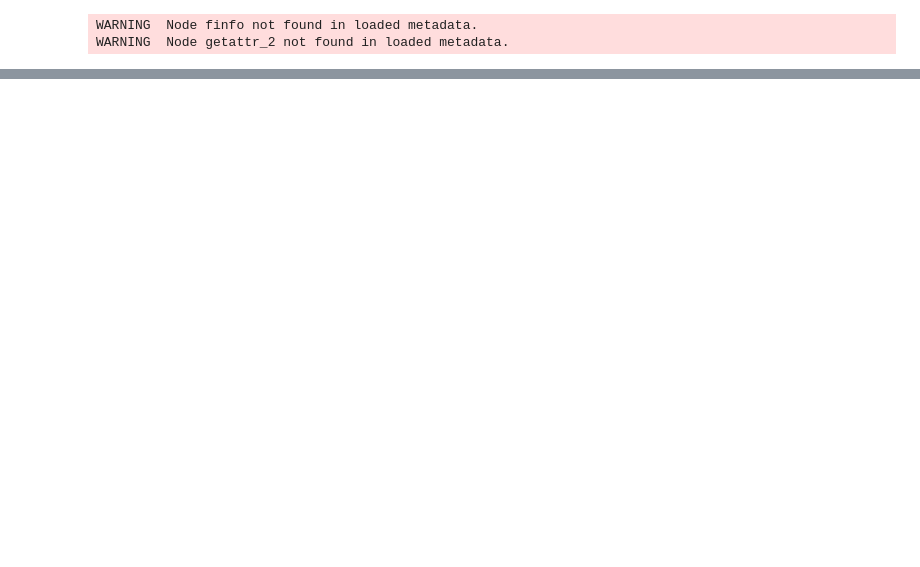
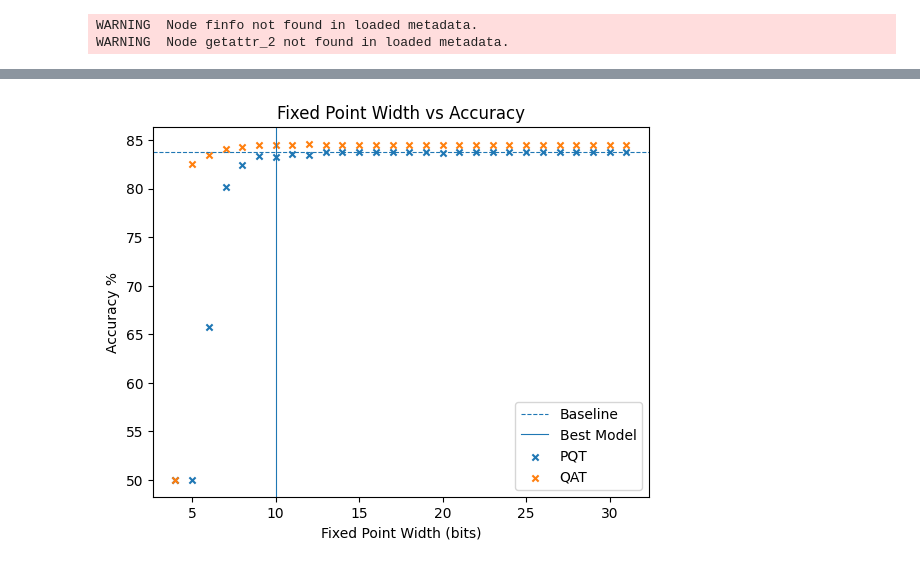
Before and after one commit to omaralkhatib03/mase, a Jupyter notebook: tasks/tutorial3/task1a.ipynb, the cells around one changed output, grey strips where cells are left out. Saved outputs shown, nothing was run; the diff lists cells and outputs as text; code cells hidden in the pictures; blank space fills up the shorter version.

```diff
--- a/tasks/tutorial3/task1a.ipynb
+++ b/tasks/tutorial3/task1a.ipynb
@@ -120,3 +134,37 @@ import matplotlib.pyplot as plt
 
 df_pqt = pd.read_csv(f'{Path.home()}/mase/tasks/tutorial3/out_pqt.csv')
 df_qat = pd.read_csv(f'{Path.home()}/mase/tasks/tutorial3/out_qat.csv')
+# %%
+# Selecting 'Best' Model
+df_pqt['daccdw'] = abs(df_pqt['accuracy'].diff() / df_pqt['width'].diff())
+df_pqt.loc[df_pqt['daccdw'] == 0, 'daccdw'] = None
+df_pqt['modded'] = df_pqt['daccdw'] * (df_pqt['width'] - 4)
+df_qat['daccdw'] = abs(df_qat['accuracy'].diff() / df_qat['width'].diff())
+df_qat['modded'] = df_qat['daccdw'] * (df_qat['width'] - 4)
+
+min_qat_con = df_qat.loc[df_qat['modded'].idxmin()]
+min_pqt_con = df_pqt.loc[df_pqt['modded'].idxmin()]
+pqtOrQat = min_pqt_con['modded'] < min_qat_con['modded']
+best_model_con = min_pqt_con if pqtOrQat else min_qat_con
+
+# Optional Plot
+# plt.figure()
+# plt.scatter(x=df_pqt['width'], y=df_pqt['modded'], marker='x', s=20)
+# plt.scatter(x=df_qat['width'], y=df_qat['modded'], marker='x', s=20)
+# plt.axvline(x=best_model_con['width'], linestyle='-', linewidth=0.8)
+# plt.legend(['PQT', 'QAT', 'Best Model'])
+
+# Plot bits vs Accuracy
+fig_pqt = plt.figure()
+plt.axhline(y=baseline_res['eval_accuracy'] * 100, linestyle='--', linewidth=0.8)
+plt.axvline(x=best_model_con['width'], linestyle='-', linewidth=0.8)
+plt.scatter(x=df_pqt['width'], y=df_pqt['accuracy'] * 100, marker='x', s=20)
+plt.scatter(x=df_qat['width'], y=df_qat['accuracy'] * 100, marker='x', s=20)
+plt.legend(['Baseline', 'Best Model', 'PQT', 'QAT'])
+plt.xlabel('Fixed Point Width (bits)')
+plt.ylabel('Accuracy %')
+plt.title('Fixed Point Width vs Accuracy')
+plt.savefig(f'{Path.home()}/mase/tasks/tutorial3/fixed_point_explore')
+plt.show()
+# %% [output]
+[figure, added]
```
Also changed, not shown: parts of 13 cells of this notebook, 32 other files.
